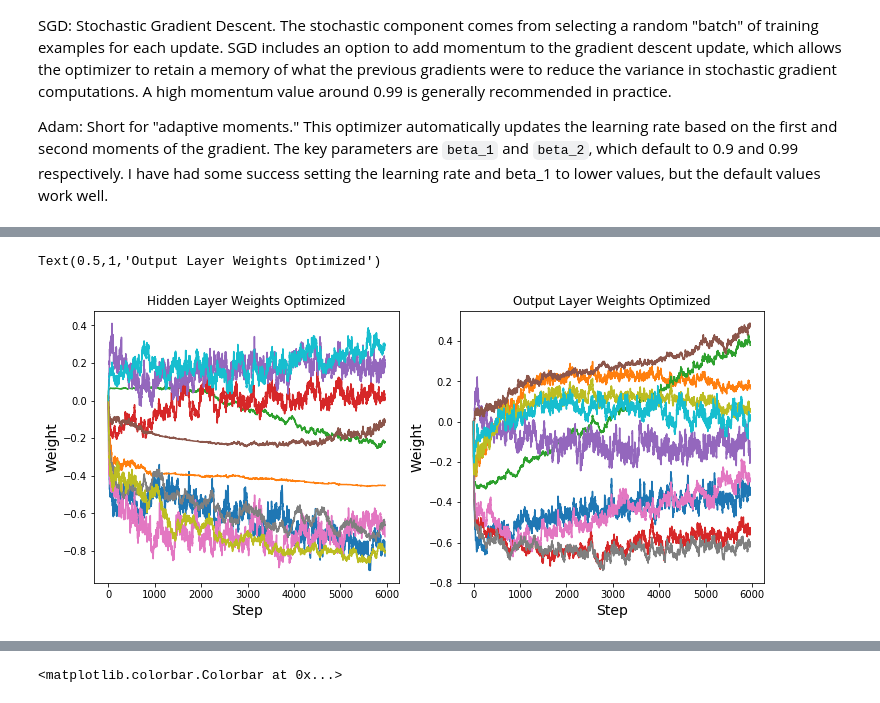
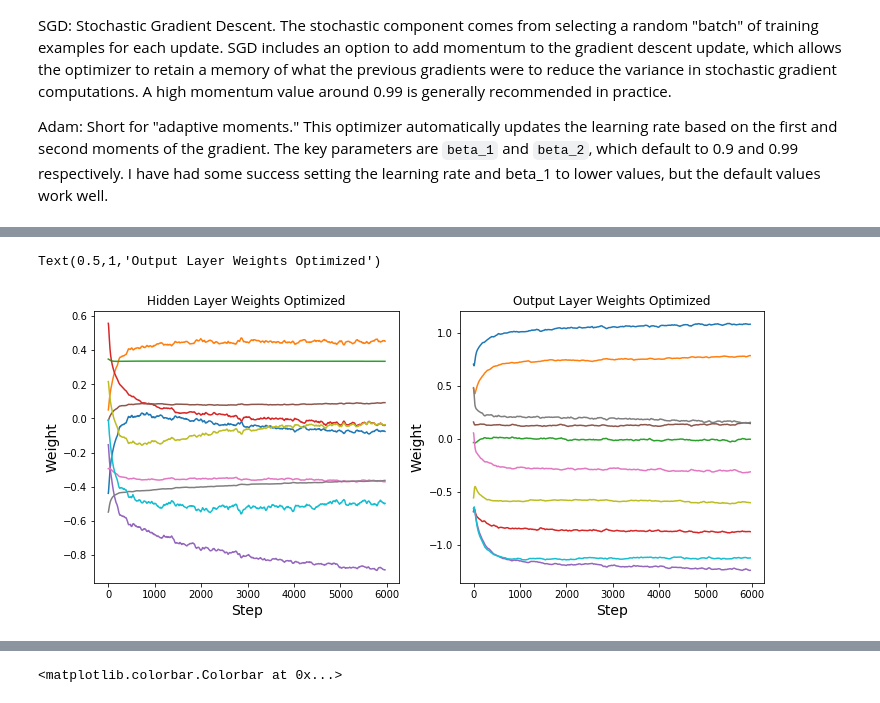
Before and after one commit to djgagne/ams-ml-python-course, a Jupyter notebook: module_3/ML_Short_Course_Module_3_Deep_Learning.ipynb, the cells around one changed output, grey strips where cells are left out. Drawn from its saved outputs; the diff is of its cells as text; code cells hidden in the pictures.

```diff
--- a/module_3/ML_Short_Course_Module_3_Deep_Learning.ipynb
+++ b/module_3/ML_Short_Course_Module_3_Deep_Learning.ipynb
@@ -59,7 +59,7 @@ from glob import glob
 from os.path import join, expanduser
 from sklearn.preprocessing import StandardScaler
 # %%
-csv_path = "data/track_data_ncar_ams_3km_csv_small/"
+csv_path = "../data/track_data_ncar_ams_3km_csv_small/"
 csv_files = sorted(glob(join(csv_path, "*.csv")))
 csv_data_list = []
 for csv_file in csv_files:
@@ -270,11 +272,11 @@ Adam: Short for "adaptive moments." This optimizer automatically updates the lea
 batch_size = 128
 num_epochs = 10
 hidden_neurons = 10
-learning_rate = 1
-optimizer = SGD(lr=learning_rate)
+learning_rate = 0.01
+optimizer = SGD(lr=learning_rate, momentum=0.9)
 loss = "binary_crossentropy"
 small_net_input = Input(shape=(len(input_columns),))
-small_net_hidden = Dense(hidden_neurons, activation="relu")(small_net_input)
+small_net_hidden = Dense(hidden_neurons, activation="tanh")(small_net_input)
 small_net_out = Dense(1, activation="sigmoid")(small_net_hidden)
 small_model = Model(small_net_input, small_net_out)
 small_model.compile(optimizer, loss=loss)
@@ -290,6 +292,7 @@ hw_series[0] = hw
 ow_series[0] = ow
 i = 0
 for e in range(num_epochs):
+    print(e)
     batch_indices = np.random.permutation(batch_indices)
     for b in range(num_batches):
         hw_series[i], hb, ow_series[i], ob = small_model.get_weights()
@@ -300,20 +321,20 @@ for e in range(num_epochs):
 # %%
 fig = plt.figure(figsize=(12, 5))
 plt.subplot(1, 2, 1)
 hw_flat = hw_series.reshape(hw_series.shape[0], hw_series.shape[1] * hw_series.shape[2])
 for i in range(10):
-    plt.plot(hw_flat[:, i] - hw_flat[0, i])
+    plt.plot(hw_flat[:, i])
 plt.xlabel("Step", fontsize=14)
 plt.ylabel("Weight", fontsize=14)
 plt.title("Hidden Layer Weights Optimized")
 plt.subplot(1, 2, 2)
 ow_flat = ow_series.reshape(ow_series.shape[0], ow_series.shape[1] * ow_series.shape[2])
 for i in range(10):
-    plt.plot(ow_flat[:, i] - ow_flat[0, i])
+    plt.plot(ow_flat[:, i])
 plt.xlabel("Step", fontsize=14)
 plt.ylabel("Weight", fontsize=14)
 plt.title("Output Layer Weights Optimized")
 # %% [output]
 Text(0.5,1,'Output Layer Weights Optimized')
-[figure, old version]
+[figure, new version]
 # %%
```
Also changed, not shown: parts of 18 cells of this notebook.
